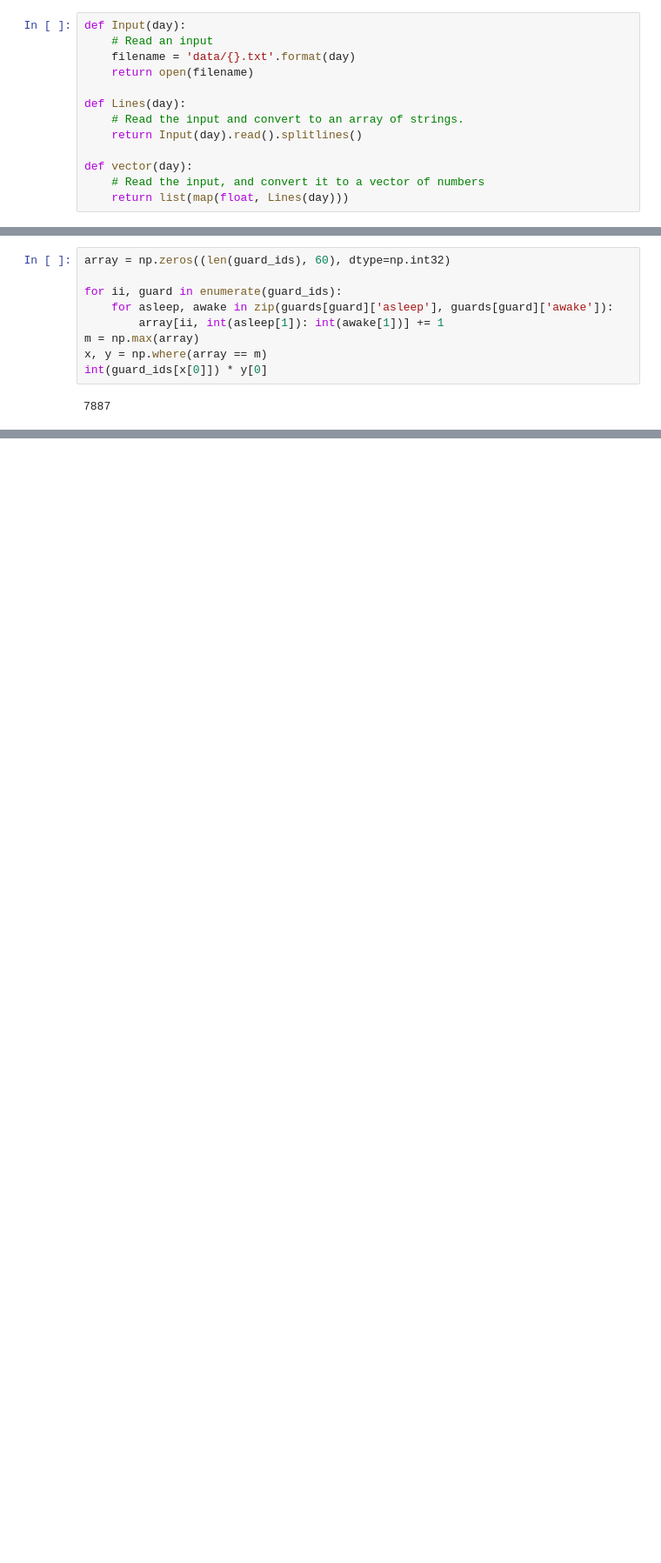
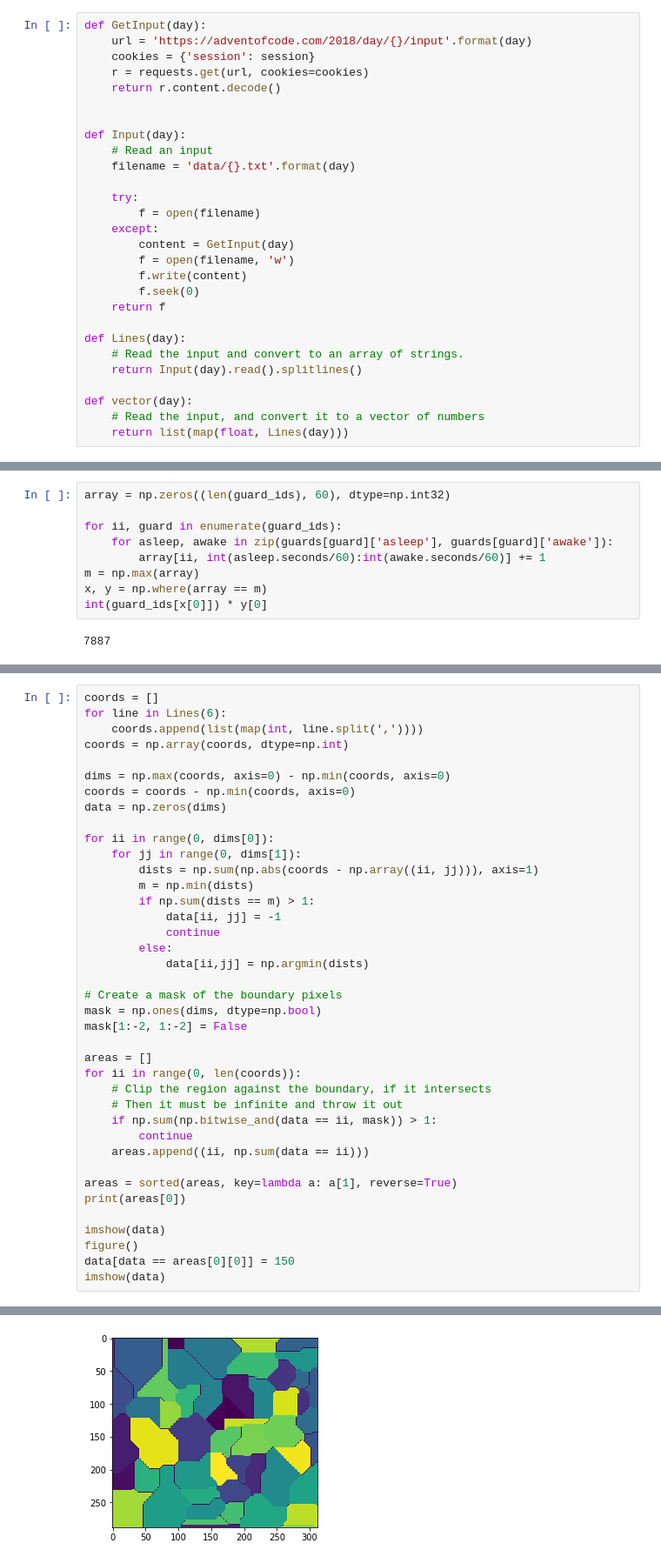
Before and after one commit to mjcarroll/advent2018, a Jupyter notebook: Advent2018.ipynb, the cells around one changed output, grey strips where cells are left out. Shown at 87% size. Drawn from its saved outputs; the diff is of its cells as text; blank space fills up the shorter version.

```diff
--- a/Advent2018.ipynb
+++ b/Advent2018.ipynb
@@ -7,8 +17,23 @@ import numpy as np
 # %%
+def GetInput(day):
+    url = 'https://adventofcode.com/2018/day/{}/input'.format(day)
+    cookies = {'session': session}
+    r = requests.get(url, cookies=cookies)
+    return r.content.decode()
+
+
 def Input(day):
     # Read an input
     filename = 'data/{}.txt'.format(day)
-    return open(filename)
+
+    try:
+        f = open(filename)
+    except:
+        content = GetInput(day)
+        f = open(filename, 'w')
+        f.write(content)
+        f.seek(0)
+    return f
 
 def Lines(day):
     # Read the input and convert to an array of strings.
@@ -214,7 +215,7 @@ array = np.zeros((len(guard_ids), 60), dtype=np.int32)
 
 for ii, guard in enumerate(guard_ids):
     for asleep, awake in zip(guards[guard]['asleep'], guards[guard]['awake']):
-        array[ii, int(asleep[1]): int(awake[1])] += 1
+        array[ii, int(asleep.seconds/60):int(awake.seconds/60)] += 1
 m = np.max(array)
 x, y = np.where(array == m)
 int(guard_ids[x[0]]) * y[0]
@@ -225,0 +263,40 @@ int(guard_ids[x[0]]) * y[0]
+# %%
+coords = []
+for line in Lines(6):
+    coords.append(list(map(int, line.split(','))))
+coords = np.array(coords, dtype=np.int)
+
+dims = np.max(coords, axis=0) - np.min(coords, axis=0)
+coords = coords - np.min(coords, axis=0)
+data = np.zeros(dims)
+
+for ii in range(0, dims[0]):
+    for jj in range(0, dims[1]):
+        dists = np.sum(np.abs(coords - np.array((ii, jj))), axis=1)
+        m = np.min(dists)
+        if np.sum(dists == m) > 1:
+            data[ii, jj] = -1
+            continue
+        else:
+            data[ii,jj] = np.argmin(dists)
+
+# Create a mask of the boundary pixels
+mask = np.ones(dims, dtype=np.bool)
+mask[1:-2, 1:-2] = False
+
+areas = []
+for ii in range(0, len(coords)):
+    # Clip the region against the boundary, if it intersects
+    # Then it must be infinite and throw it out
+    if np.sum(np.bitwise_and(data == ii, mask)) > 1:
+        continue
+    areas.append((ii, np.sum(data == ii)))
+
+areas = sorted(areas, key=lambda a: a[1], reverse=True)
+print(areas[0])
+
+imshow(data)
+figure()
+data[data == areas[0][0]] = 150
+imshow(data)
+# %% [output]
@@ -225,0 +305 @@ int(guard_ids[x[0]]) * y[0]
+[figure, added]
```
Also changed, not shown: parts of 10 cells of this notebook, 3 other files.
